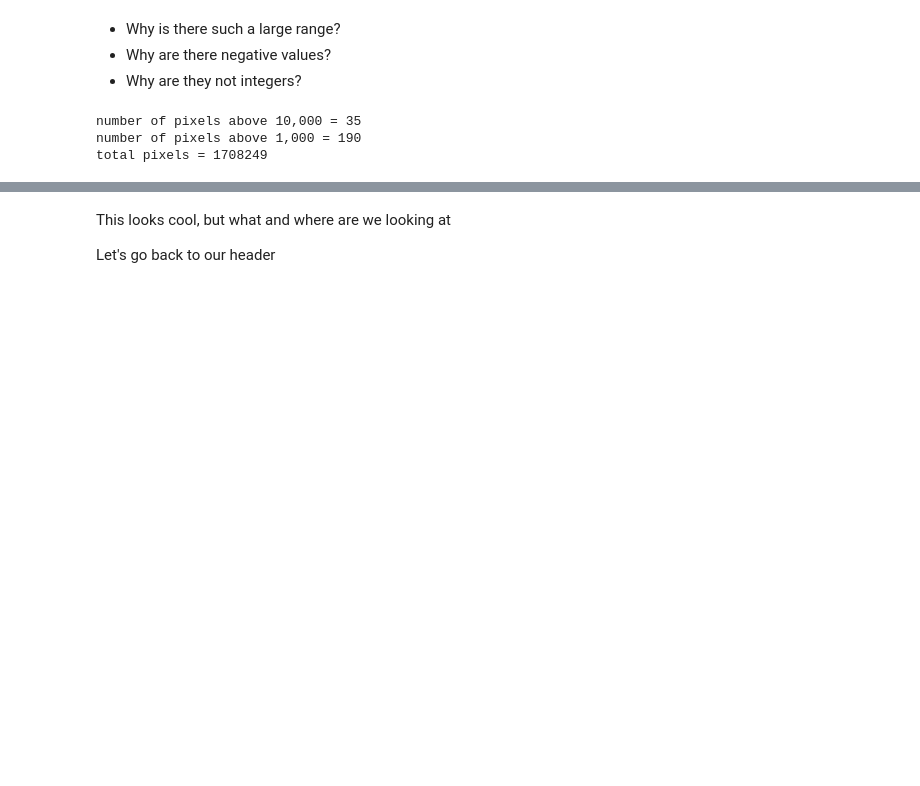
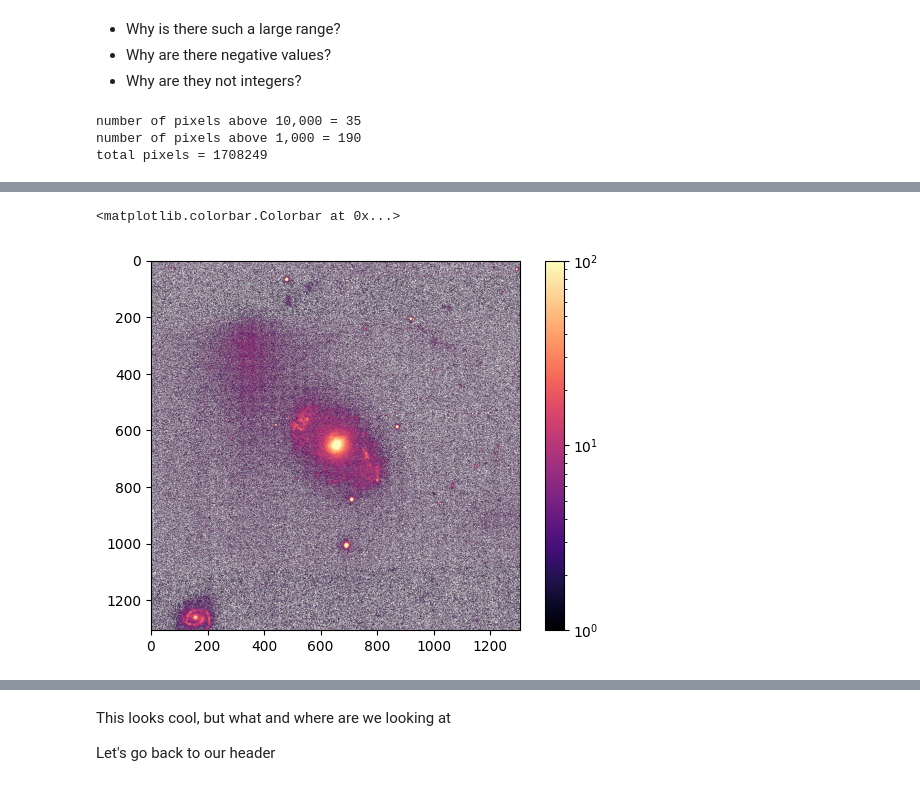
Before and after one commit to aInsan/Astro-97, a Jupyter notebook: Lecture 13/lecture13_fits_images.ipynb, the cells around one changed output, grey strips where cells are left out. Drawn from its saved outputs; the diff is of its cells as text; code cells hidden in the pictures; blank space fills up the shorter version.

```diff
--- a/Lecture 13/lecture13_fits_images.ipynb
+++ b/Lecture 13/lecture13_fits_images.ipynb
@@ -129,10 +132,13 @@ plt.colorbar()
 # %%
 import matplotlib.pyplot as plt
 from matplotlib.colors import LogNorm
 from matplotlib import cm
 
-plt.imshow(f[0].data, norm=LogNorm(vmin=1, vmax=5e2))#, cmap=cm.magma)
+plt.imshow(f[0].data, norm=LogNorm(vmin=1, vmax=100), cmap=cm.magma)
 plt.colorbar()
+# %% [output]
+<matplotlib.colorbar.Colorbar at 0x...>
+[figure, added]
 # %%
 import matplotlib.pyplot as plt
 from matplotlib.colors import LogNorm
```
Also changed, not shown: parts of 24 cells of this notebook, 11 other files.
